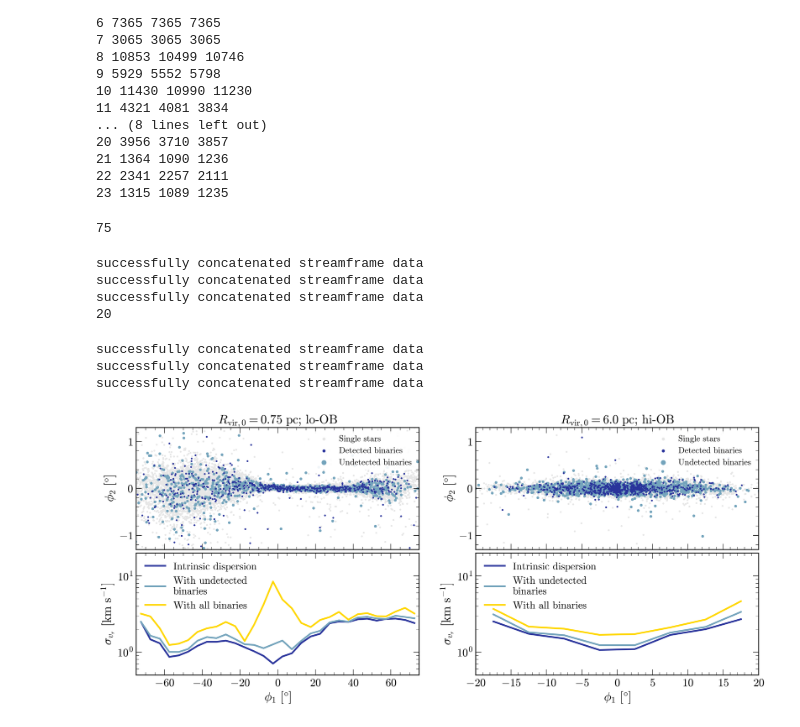
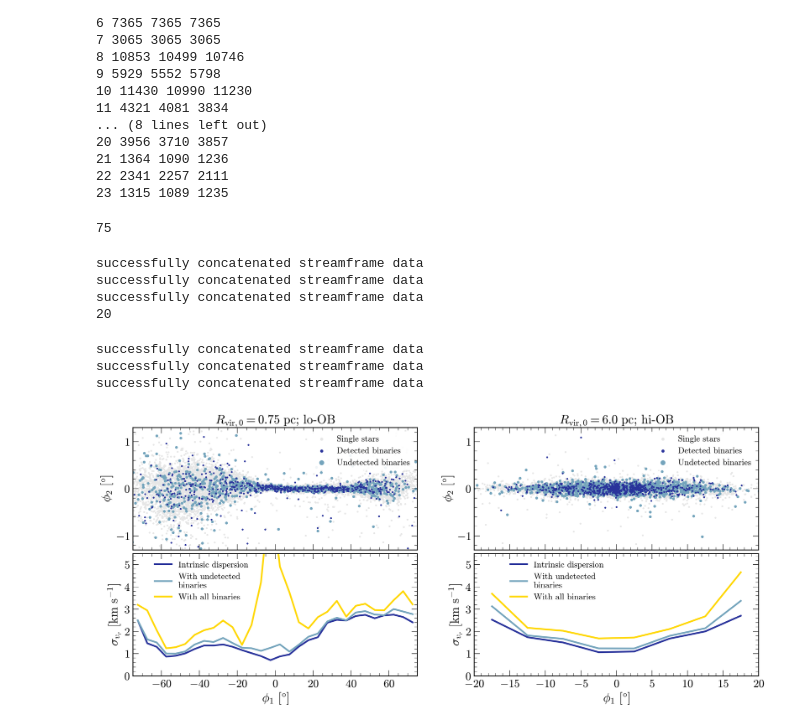
Before and after one commit to anya-m-phillips/p26, a Jupyter notebook: analysis/9_added_dispersion.ipynb, the cells around one changed output. Cells and saved outputs as stored; diff of their text form; code cells hidden in the pictures.

```diff
--- a/analysis/9_added_dispersion.ipynb
+++ b/analysis/9_added_dispersion.ipynb
@@ -301,35 +301,37 @@ for k, n in enumerate(sim_n):
     axs[1].set_xlim(-phimax, phimax)
 
     axs[0].set_xticklabels([])
 
 
     axs[1].plot(bin_centers[selections[0]],
                 hist_yvals[0][selections[0]], c=detected_color, label='Intrinsic dispersion')
     axs[1].plot(bin_centers[selections[1]],
                 hist_yvals[1][selections[1]], c=undetected_color, label='With undetected\nbinaries')
 
     axs[1].plot(bin_centers[selections[2]],
                 hist_yvals[2][selections[2]], c='gold', label='With all binaries')
 
     axs[1].set_ylabel(r'$\sigma_{v_r}\ [\rm km~s^{-1}]$')
 
-    axs[1].legend(loc='upper left')
+    leglocs=[(0.05,1), (0.1, 1)]
+    axs[1].legend(loc='upper left', fontsize=15, bbox_to_anchor=leglocs[k])
     axs[1].set_xlabel(r'$\phi_1\ [\degree]$')
 
     axs[0].set_title(titles[k])
 
-    # axs[1].set_ylim(0, 10)
-    axs[1].set_yscale('log')
-    axs[1].set_ylim(5e-1, 2e1)
+    axs[1].set_ylim(0, 5.5) # 4 good for just intrinsic+undetected.
+    axs[1].set_yticks([0,1,2,3,4,5])
+    # axs[1].set_yscale('log')
+    # axs[1].set_ylim(5e-1, 2e1)
 
 plt.savefig('plots/dispersion_along_stream_from_binaries_with_allstars.pdf', dpi=300, bbox_inches='tight')
 # %% [output]
 75
 successfully concatenated streamframe data
 successfully concatenated streamframe data
 successfully concatenated streamframe data
 20
 successfully concatenated streamframe data
 successfully concatenated streamframe data
 successfully concatenated streamframe data
-[figure, old version]
+[figure, new version]
```
Also changed, not shown: 1 other file.
